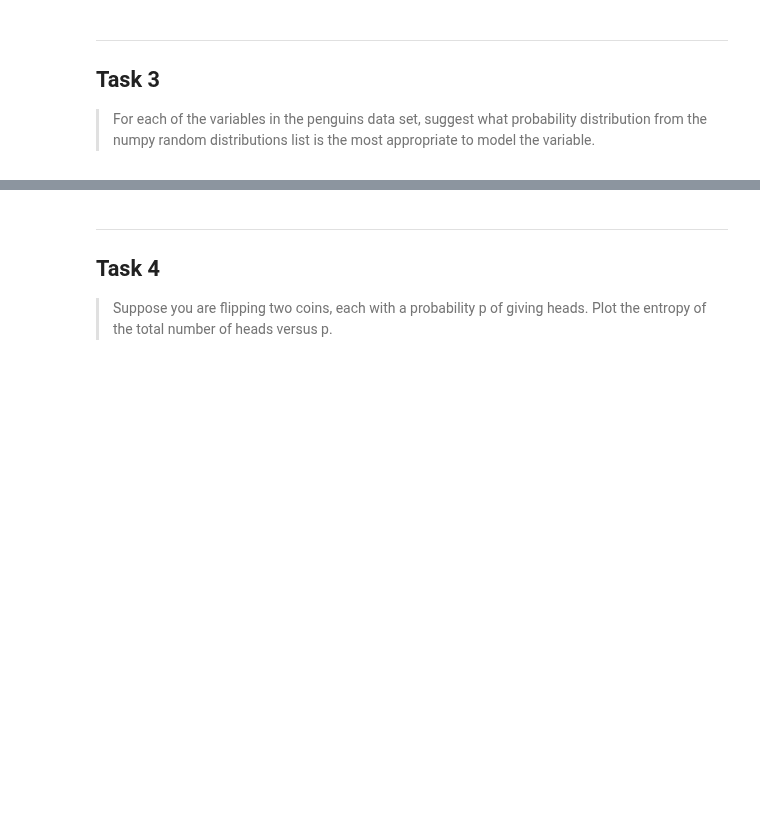
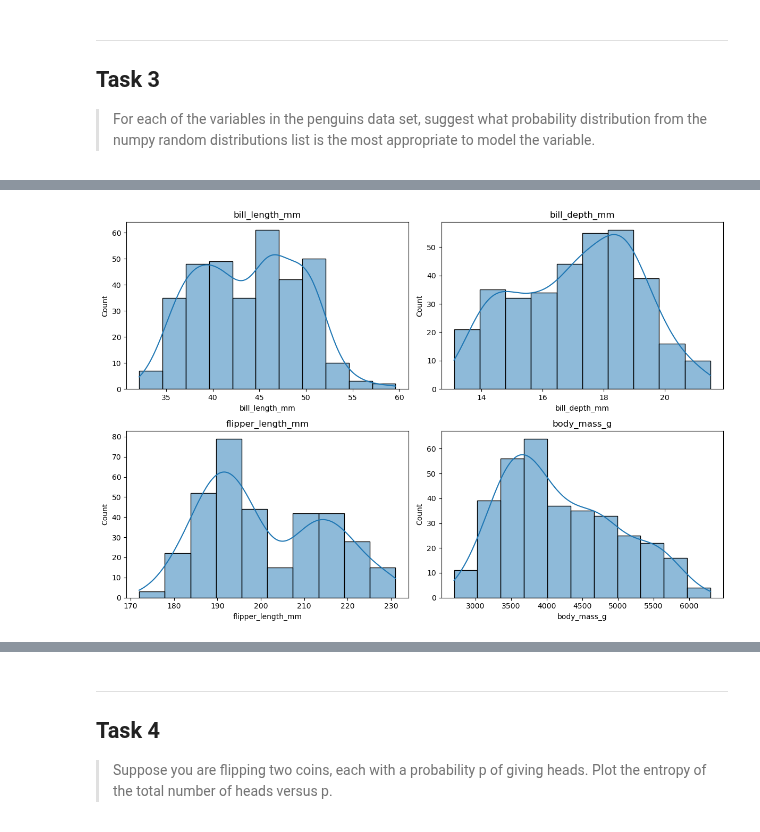
Before and after one commit to claretubs/fundamentals-data-analysis-project, a Jupyter notebook: tasks.ipynb, the cells around one changed output, grey strips where cells are left out. Cells and saved outputs as stored; diff of their text form; code cells hidden in the pictures; blank space fills up the shorter version.

```diff
--- a/tasks.ipynb
+++ b/tasks.ipynb
@@ -93,0 +114,14 @@ is the most appropriate to model the variable.
+# %%
+# Create subplots for each numerical variable
+# Creates a 2 x 2 grid
+fig, axes = plt.subplots(2, 2, figsize=(12, 8))
+
+for i, col in enumerate(columns):
+    row, col_index = divmod(i, 2)
+    sns.histplot(data = df, x = col, kde = True, ax = axes[row, col_index])
+    axes[row, col_index].set_title(col)
+
+plt.tight_layout()
+plt.show()
+# %% [output]
+[figure, added]
```
Also changed, not shown: parts of 5 cells of this notebook.
